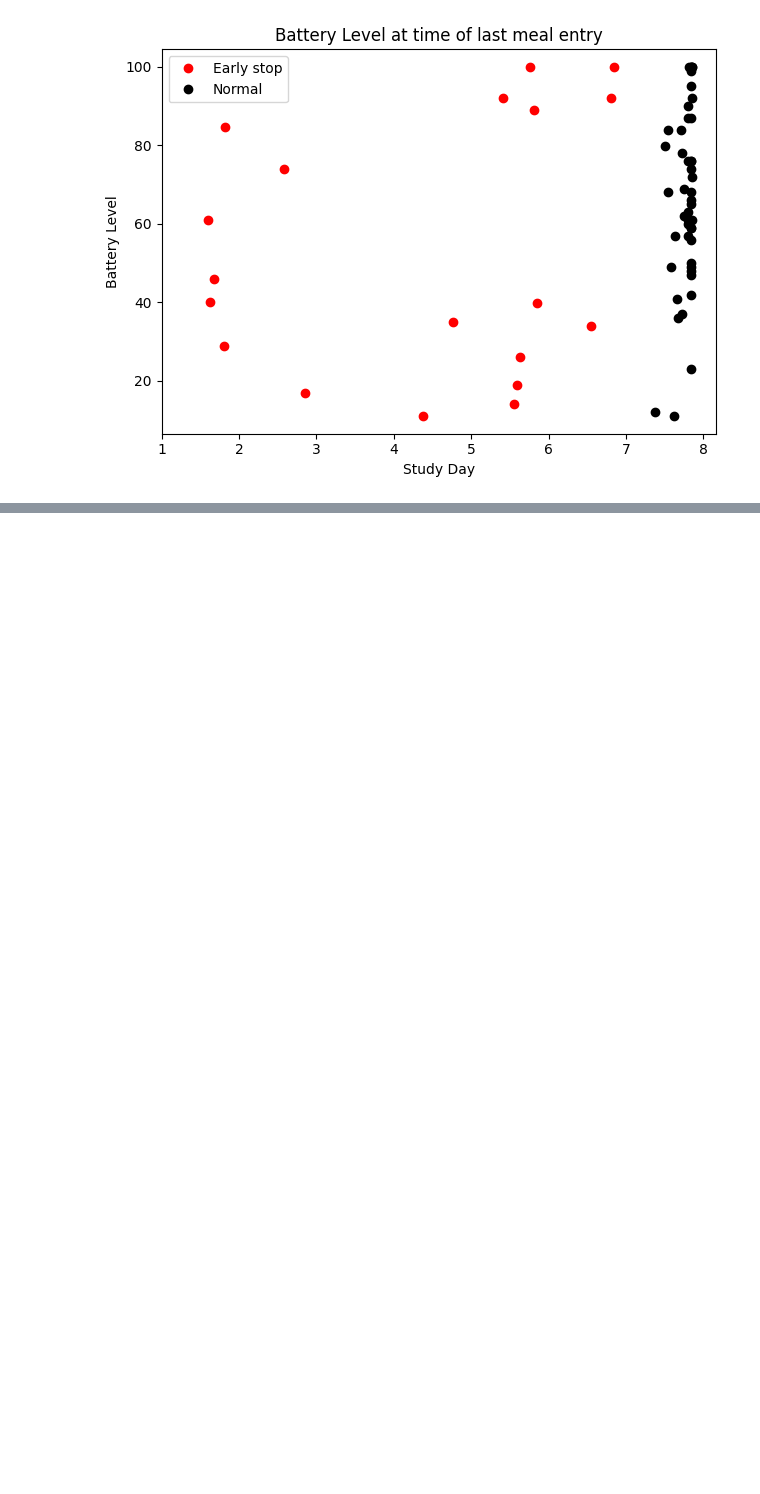
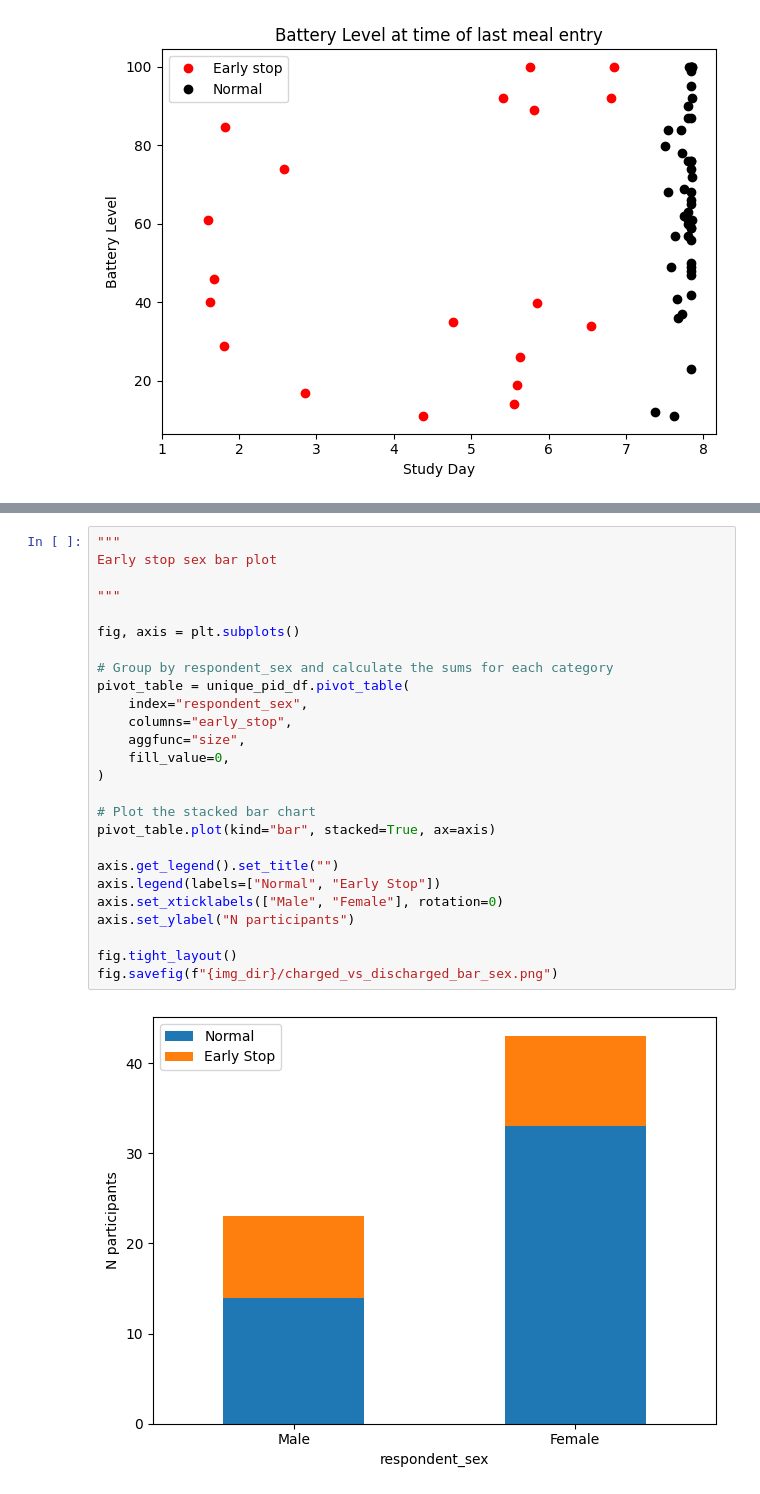
Before and after one commit to richard-lane/seaco_malaysia, a Jupyter notebook: battery_level_2.ipynb, the cells around one changed output, grey strips where cells are left out. Cells and saved outputs as stored; diff of their text form; blank space fills up the shorter version.

Commit message:
sex vs early stop; 2 categories

```diff
--- a/battery_level_2.ipynb
+++ b/battery_level_2.ipynb
@@ -466,0 +463,28 @@ fig.savefig(f"{img_dir}/battery_lvl_last_entry_boxplot.png")
+# %%
+"""
+Early stop sex bar plot
+
+"""
+
+fig, axis = plt.subplots()
+
+# Group by respondent_sex and calculate the sums for each category
+pivot_table = unique_pid_df.pivot_table(
+    index="respondent_sex",
+    columns="early_stop",
+    aggfunc="size",
+    fill_value=0,
+)
+
+# Plot the stacked bar chart
+pivot_table.plot(kind="bar", stacked=True, ax=axis)
+
+axis.get_legend().set_title("")
+axis.legend(labels=["Normal", "Early Stop"])
+axis.set_xticklabels(["Male", "Female"], rotation=0)
+axis.set_ylabel("N participants")
+
+fig.tight_layout()
+fig.savefig(f"{img_dir}/charged_vs_discharged_bar_sex.png")
+# %% [output]
+[figure, added]
```
Also changed, not shown: parts of 4 cells of this notebook.
